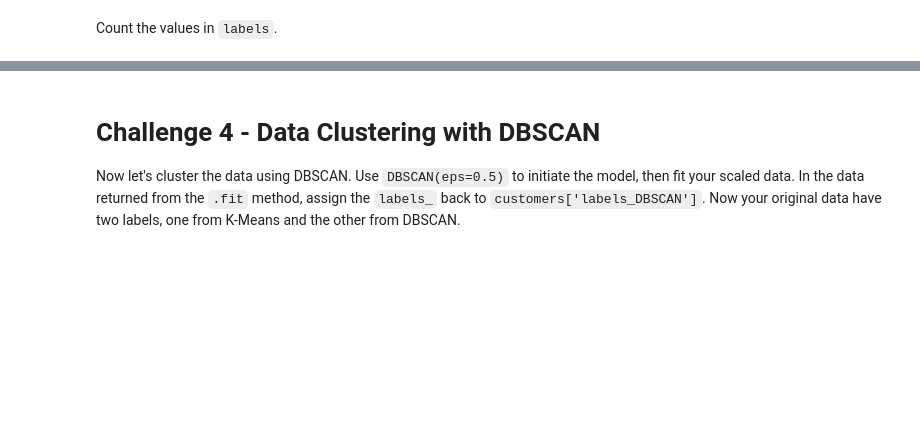
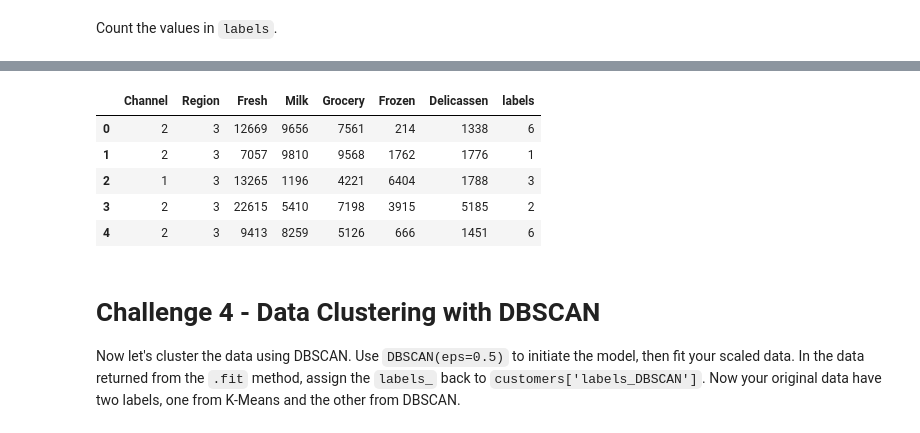
Before and after one commit to ironhack-bcn-data-pt/44-lab-unsupervised-learning, a Jupyter notebook: your-code/main.ipynb, the cells around one changed output, grey strips where cells are left out. Cells and saved outputs as stored; diff of their text form; code cells hidden in the pictures; blank space fills up the shorter version.

```diff
--- a/your-code/main.ipynb
+++ b/your-code/main.ipynb
@@ -278,3 +299,5 @@ from sklearn.preprocessing import StandardScaler
+# %%
+customers_scale = scaler.transform(df)
 # %% [markdown]
 # Challenge 3 - Data Clustering with K-Means
 
@@ -283,0 +308,4 @@ Now let's cluster the data with K-Means first. Initiate the K-Means model, then
+# %%
+kmodel = KMeans()
+# %%
+kmodel.fit(customers_scale)
@@ -284,3 +314,5 @@ Now let's cluster the data with K-Means first. Initiate the K-Means model, then
+# %%
+df['labels'] = kmodel.fit(customers_scale).labels_
 # %% [markdown]
 Count the values in `labels`.
 # %%
@@ -288,3 +331,12 @@ Count the values in `labels`.
+# %%
+df.head()
+# %% [output]
+|  | Channel | Region | Fresh | Milk | Grocery | Frozen | Delicassen | labels |
+| 0 | 2 | 3 | 12669 | 9656 | 7561 | 214 | 1338 | 6 |
+| 1 | 2 | 3 | 7057 | 9810 | 9568 | 1762 | 1776 | 1 |
+| 2 | 1 | 3 | 13265 | 1196 | 4221 | 6404 | 1788 | 3 |
+| 3 | 2 | 3 | 22615 | 5410 | 7198 | 3915 | 5185 | 2 |
+| 4 | 2 | 3 | 9413 | 8259 | 5126 | 666 | 1451 | 6 |
 # %% [markdown]
 # Challenge 4 - Data Clustering with DBSCAN
 
```
Also changed, not shown: parts of 13 cells of this notebook.
